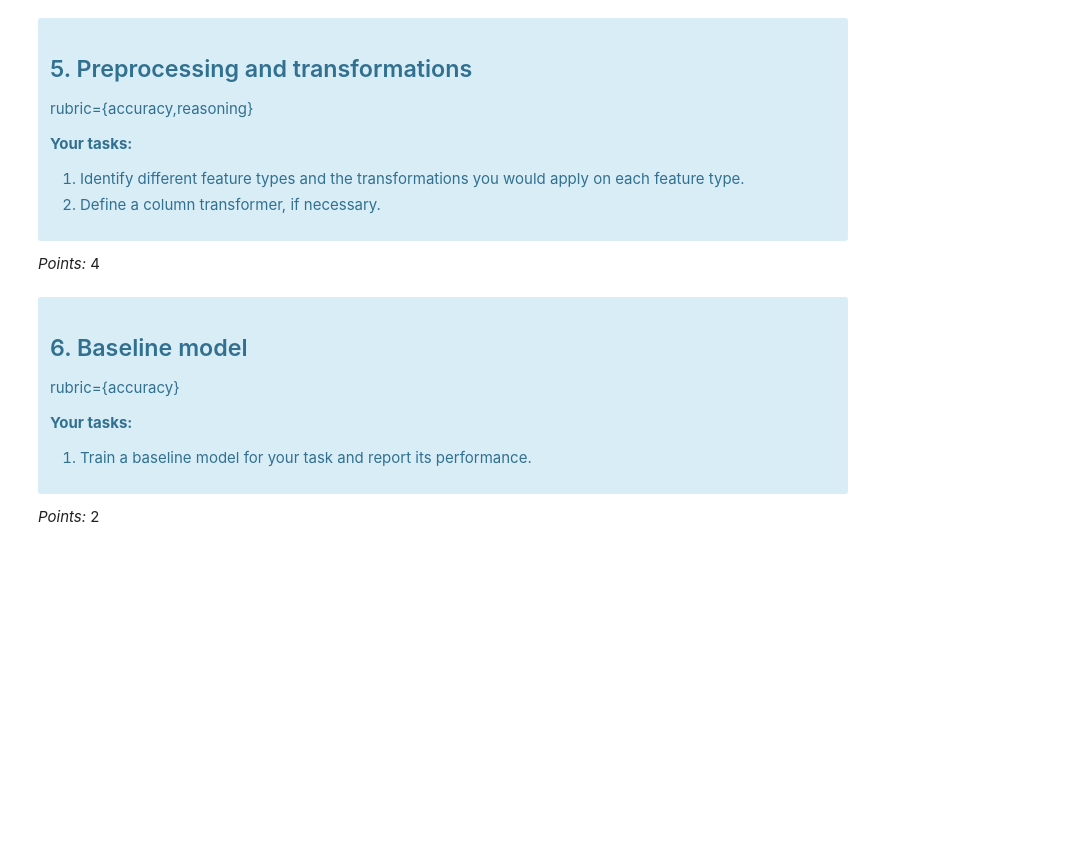
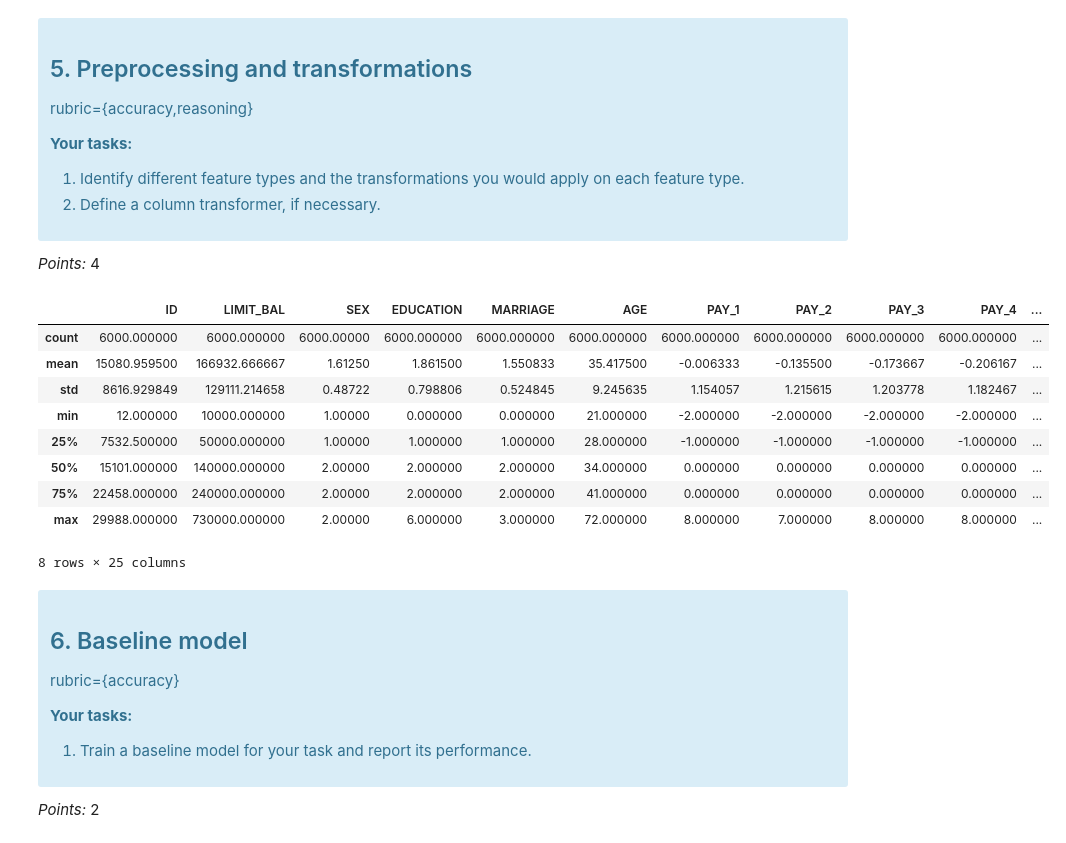
Before and after one commit to UBC-MDS/dsci573-lab4-auyeung-chan, a Jupyter notebook: lab4.ipynb, the cells around one changed output. Cells and saved outputs as stored; diff of their text form; code cells hidden in the pictures; blank space fills up the shorter version.

```diff
--- a/lab4.ipynb
+++ b/lab4.ipynb
@@ -292,0 +252,13 @@ cols_
+# %%
+train_df.describe()
+# %% [output]
+|  | ID | LIMIT_BAL | SEX | EDUCATION | MARRIAGE | AGE | PAY_1 | PAY_2 | PAY_3 | PAY_4 | ... |
+| count | 6000.000000 | 6000.000000 | 6000.00000 | 6000.000000 | 6000.000000 | 6000.000000 | 6000.000000 | 6000.000000 | 6000.000000 | 6000.000000 | ... |
+| mean | 15080.959500 | 166932.666667 | 1.61250 | 1.861500 | 1.550833 | 35.417500 | -0.006333 | -0.135500 | -0.173667 | -0.206167 | ... |
+| std | 8616.929849 | 129111.214658 | 0.48722 | 0.798806 | 0.524845 | 9.245635 | 1.154057 | 1.215615 | 1.203778 | 1.182467 | ... |
+| min | 12.000000 | 10000.000000 | 1.00000 | 0.000000 | 0.000000 | 21.000000 | -2.000000 | -2.000000 | -2.000000 | -2.000000 | ... |
+| 25% | 7532.500000 | 50000.000000 | 1.00000 | 1.000000 | 1.000000 | 28.000000 | -1.000000 | -1.000000 | -1.000000 | -1.000000 | ... |
+| 50% | 15101.000000 | 140000.000000 | 2.00000 | 2.000000 | 2.000000 | 34.000000 | 0.000000 | 0.000000 | 0.000000 | 0.000000 | ... |
+| 75% | 22458.000000 | 240000.000000 | 2.00000 | 2.000000 | 2.000000 | 41.000000 | 0.000000 | 0.000000 | 0.000000 | 0.000000 | ... |
+| max | 29988.000000 | 730000.000000 | 2.00000 | 6.000000 | 3.000000 | 72.000000 | 8.000000 | 7.000000 | 8.000000 | 8.000000 | ... |
+8 rows × 25 columns
```
Also changed, not shown: parts of 13 cells of this notebook, 1 other file.
